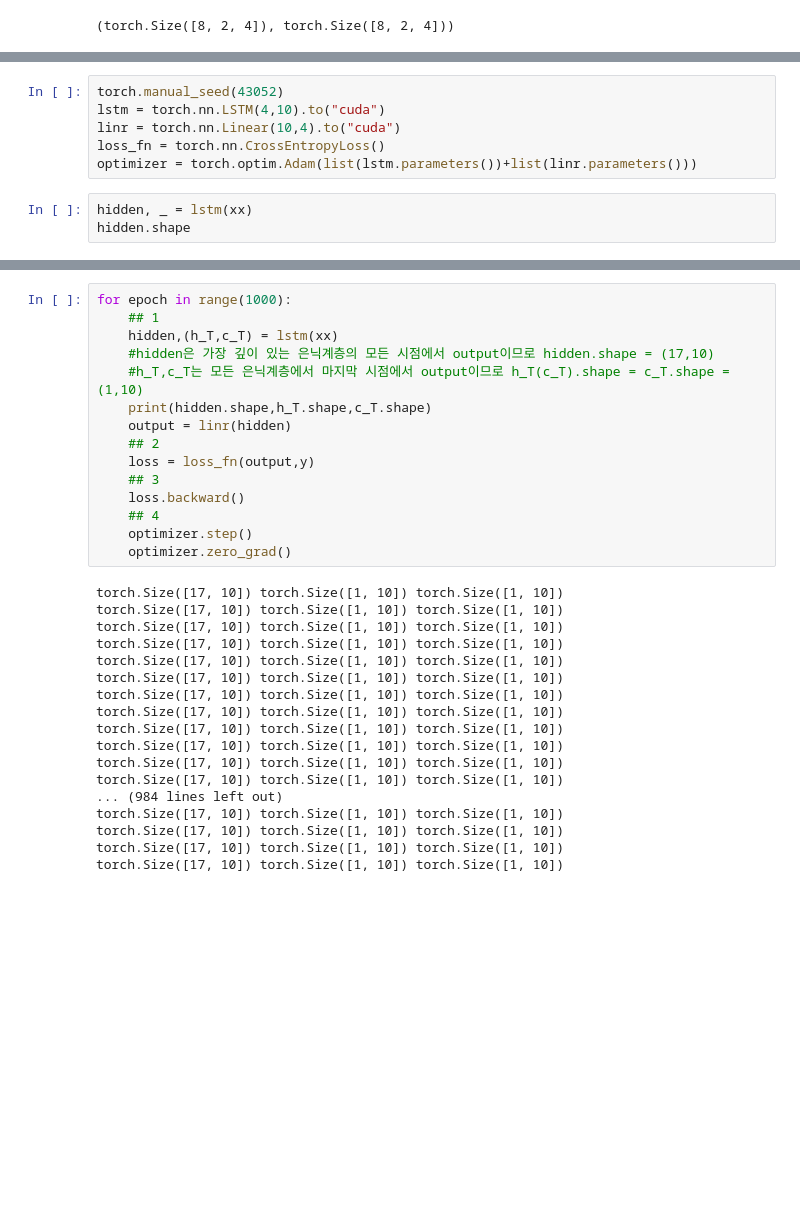
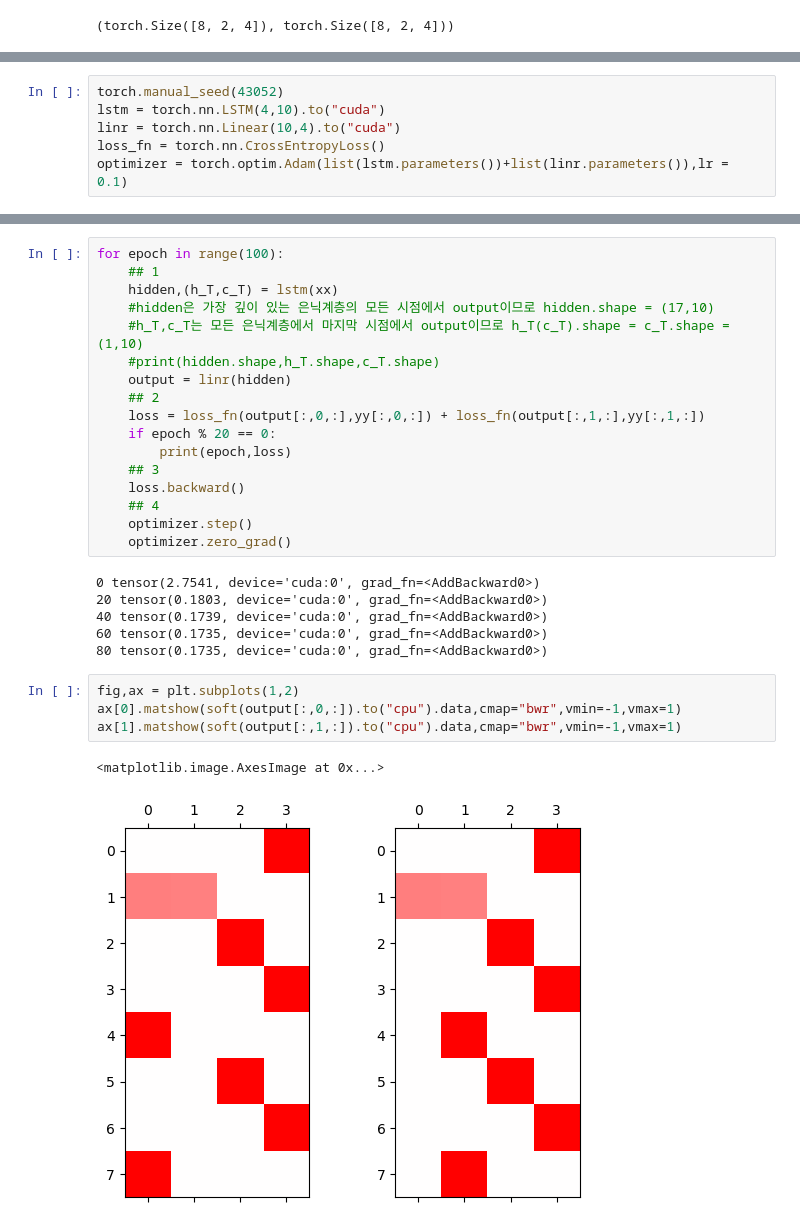
Before and after one commit to hoyeon1234/sin-hoyeon, a Jupyter notebook: python code/IAB Deep learning/DL 12-01.ipynb, the cells around one changed output, grey strips where cells are left out. Cells and saved outputs as stored; diff of their text form; blank space fills up the shorter version.

```diff
--- a/python code/IAB Deep learning/DL 12-01.ipynb
+++ b/python code/IAB Deep learning/DL 12-01.ipynb
@@ -391,7 +418,4 @@ torch.manual_seed(43052)
 lstm = torch.nn.LSTM(4,10).to("cuda")
 linr = torch.nn.Linear(10,4).to("cuda")
 loss_fn = torch.nn.CrossEntropyLoss()
-optimizer = torch.optim.Adam(list(lstm.parameters())+list(linr.parameters()))
+optimizer = torch.optim.Adam(list(lstm.parameters())+list(linr.parameters()),lr = 0.1)
-# %%
-hidden, _ = lstm(xx)
-hidden.shape
@@ -400,33 +425,30 @@ torch.Size([8, 2, 10])
 # %%
-for epoch in range(1000):
+for epoch in range(100):
     ## 1
     hidden,(h_T,c_T) = lstm(xx)
     #hidden은 가장 깊이 있는 은닉계층의 모든 시점에서 output이므로 hidden.shape = (17,10)
     #h_T,c_T는 모든 은닉계층에서 마지막 시점에서 output이므로 h_T(c_T).shape = c_T.shape = (1,10)
-    print(hidden.shape,h_T.shape,c_T.shape)
+    #print(hidden.shape,h_T.shape,c_T.shape)
     output = linr(hidden)
     ## 2
-    loss = loss_fn(output,y)
+    loss = loss_fn(output[:,0,:],yy[:,0,:]) + loss_fn(output[:,1,:],yy[:,1,:])
+    if epoch % 20 == 0:
+        print(epoch,loss)
     ## 3
     loss.backward()
     ## 4
     optimizer.step()
     optimizer.zero_grad()
 # %% [output]
-torch.Size([17, 10]) torch.Size([1, 10]) torch.Size([1, 10])
-torch.Size([17, 10]) torch.Size([1, 10]) torch.Size([1, 10])
-torch.Size([17, 10]) torch.Size([1, 10]) torch.Size([1, 10])
-torch.Size([17, 10]) torch.Size([1, 10]) torch.Size([1, 10])
-torch.Size([17, 10]) torch.Size([1, 10]) torch.Size([1, 10])
-torch.Size([17, 10]) torch.Size([1, 10]) torch.Size([1, 10])
-torch.Size([17, 10]) torch.Size([1, 10]) torch.Size([1, 10])
-torch.Size([17, 10]) torch.Size([1, 10]) torch.Size([1, 10])
-torch.Size([17, 10]) torch.Size([1, 10]) torch.Size([1, 10])
-torch.Size([17, 10]) torch.Size([1, 10]) torch.Size([1, 10])
-torch.Size([17, 10]) torch.Size([1, 10]) torch.Size([1, 10])
-torch.Size([17, 10]) torch.Size([1, 10]) torch.Size([1, 10])
-... (984 lines left out)
-torch.Size([17, 10]) torch.Size([1, 10]) torch.Size([1, 10])
-torch.Size([17, 10]) torch.Size([1, 10]) torch.Size([1, 10])
-torch.Size([17, 10]) torch.Size([1, 10]) torch.Size([1, 10])
-torch.Size([17, 10]) torch.Size([1, 10]) torch.Size([1, 10])
+0 tensor(2.7541, device='cuda:0', grad_fn=<AddBackward0>)
+20 tensor(0.1803, device='cuda:0', grad_fn=<AddBackward0>)
+40 tensor(0.1739, device='cuda:0', grad_fn=<AddBackward0>)
+60 tensor(0.1735, device='cuda:0', grad_fn=<AddBackward0>)
+80 tensor(0.1735, device='cuda:0', grad_fn=<AddBackward0>)
+# %%
+fig,ax = plt.subplots(1,2)
+ax[0].matshow(soft(output[:,0,:]).to("cpu").data,cmap="bwr",vmin=-1,vmax=1)
+ax[1].matshow(soft(output[:,1,:]).to("cpu").data,cmap="bwr",vmin=-1,vmax=1)
+# %% [output]
+<matplotlib.image.AxesImage at 0x...>
+[figure, added]
```
Also changed, not shown: parts of 44 cells of this notebook, 1 other file.
